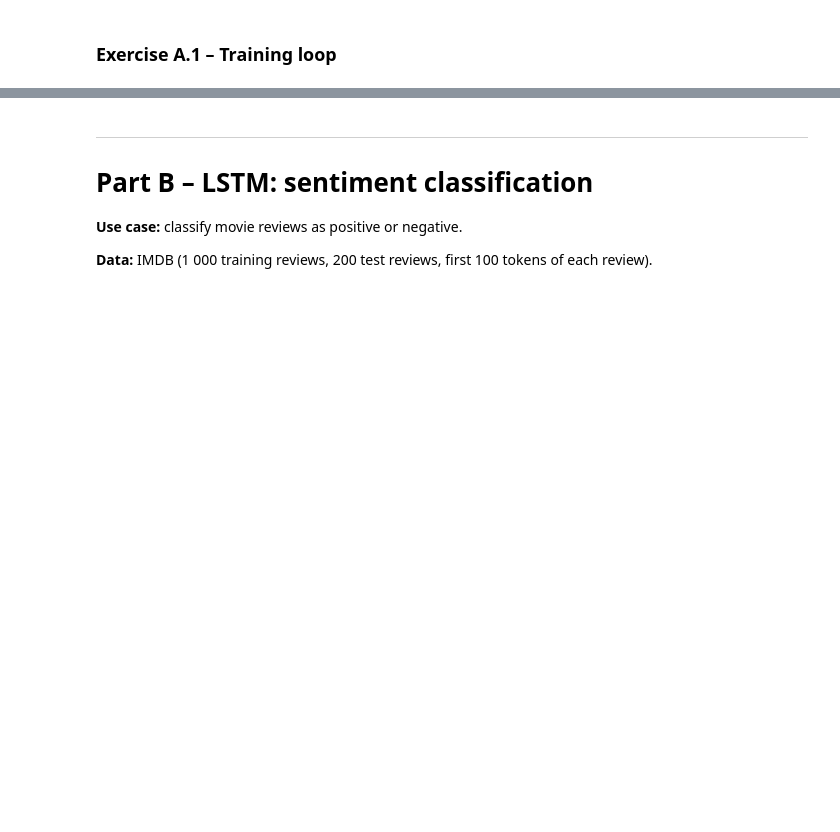
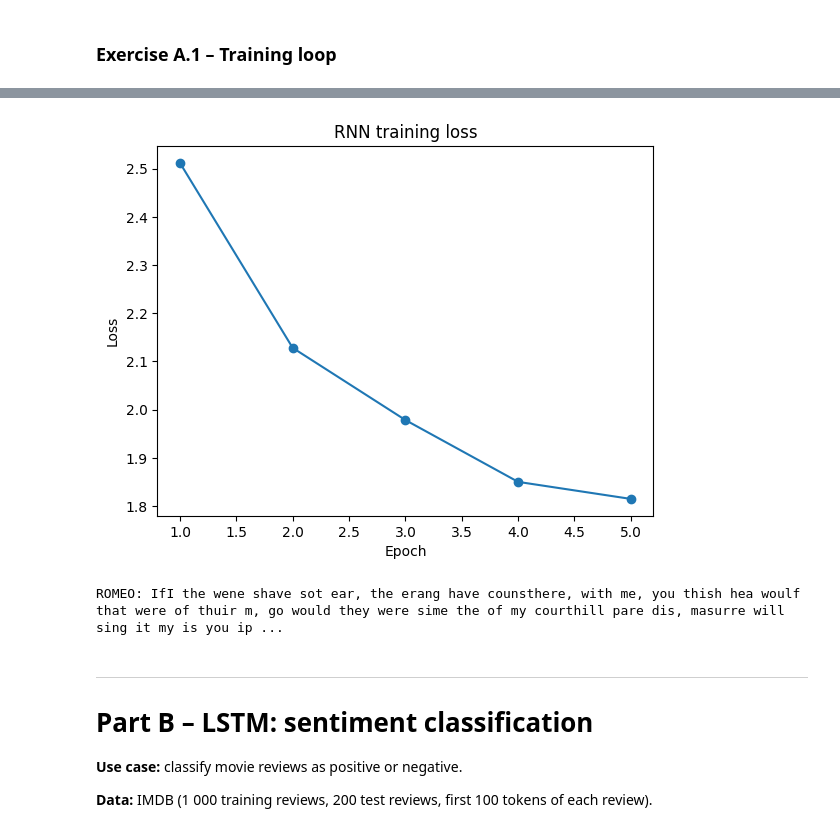
Before and after one commit to QuanZ-fr/nlp-course-ZHOU, a Jupyter notebook: lab5/lab5_deep_learning_llms.ipynb, the cells around one changed output, grey strips where cells are left out. Drawn from its saved outputs; the diff is of its cells as text; code cells hidden in the pictures; blank space fills up the shorter version.

```diff
--- a/lab5/lab5_deep_learning_llms.ipynb
+++ b/lab5/lab5_deep_learning_llms.ipynb
@@ -98,7 +123,7 @@ print(f"RNN parameters: {sum(p.numel() for p in rnn_model.parameters()):,}")
 # %% [markdown]
 ### Exercise A.1 – Training loop
 # %%
-learning_rate = None   # YOUR CODE HERE: between 0.001 and 0.01
+learning_rate = 0.005
 epochs, batch_size = 5, 128
 loader = DataLoader(TensorDataset(X, y), batch_size=batch_size, shuffle=True)
 criterion = nn.CrossEntropyLoss()
@@ -110,16 +135,15 @@ for epoch in range(epochs):
     total_loss = 0.0
     for batch_X, batch_y in loader:
         batch_X, batch_y = batch_X.to(device), batch_y.to(device)
-        # YOUR CODE HERE
-        # 1. optimizer.zero_grad()
-        # 2. output = rnn_model(batch_X)
-        # 3. loss = criterion(output, batch_y)
-        # 4. loss.backward()
-        # 5. optimizer.step()
-        # 6. total_loss += loss.item()
-        pass
+        optimizer.zero_grad()
+        output = rnn_model(batch_X)
+        loss = criterion(output, batch_y)
+        loss.backward()
+        optimizer.step()
+        total_loss += loss.item()
     losses.append(total_loss / len(loader))
     print(f"Epoch {epoch + 1}/{epochs} – loss {losses[-1]:.4f}")
 
 assert losses[-1] < losses[0] and losses[-1] > 0, "The loss should decrease over the epochs"
 plt.plot(range(1, epochs + 1), losses, marker="o"); plt.xlabel("Epoch"); plt.ylabel("Loss"); plt.title("RNN training loss"); plt.show()
+# %% [output]
@@ -126,3 +155,4 @@ plt.plot(range(1, epochs + 1), losses, marker="o"); plt.xlabel("Epoch"); plt.yla
+[figure, added]
 # %%
 def generate_text(model, start, length=200, temperature=0.8):
     """Sample characters one by one from the model's predictions."""
@@ -138,6 +168,8 @@ def generate_text(model, start, length=200, temperature=0.8):
     return "".join(generated)
 
 print(generate_text(rnn_model, "ROMEO: "))
+# %% [output]
+ROMEO: IfI the wene shave sot ear, the erang have counsthere, with me, you thish hea woulf that were of thuir m, go would they were sime the of my courthill pare dis, masurre will sing it my is you ip ...
 # %% [markdown]
 ---
 # Part B – LSTM: sentiment classification
```
Also changed, not shown: parts of 31 cells of this notebook.
